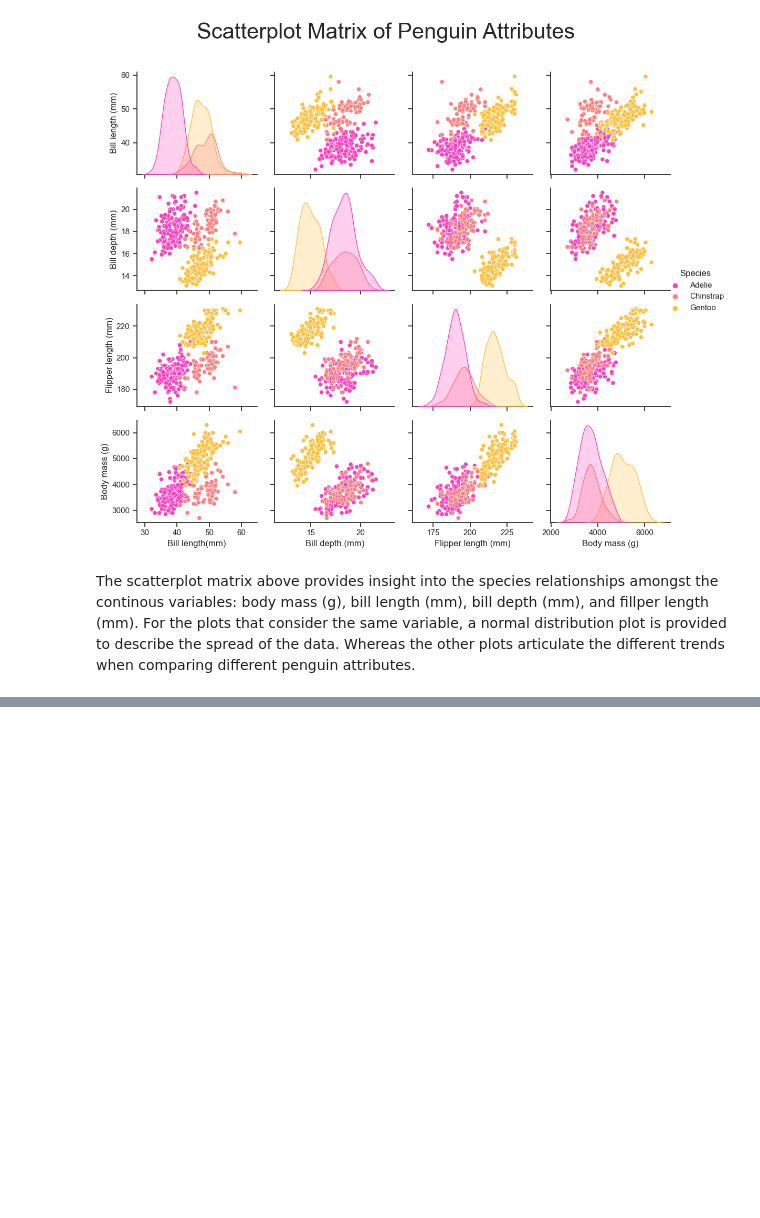
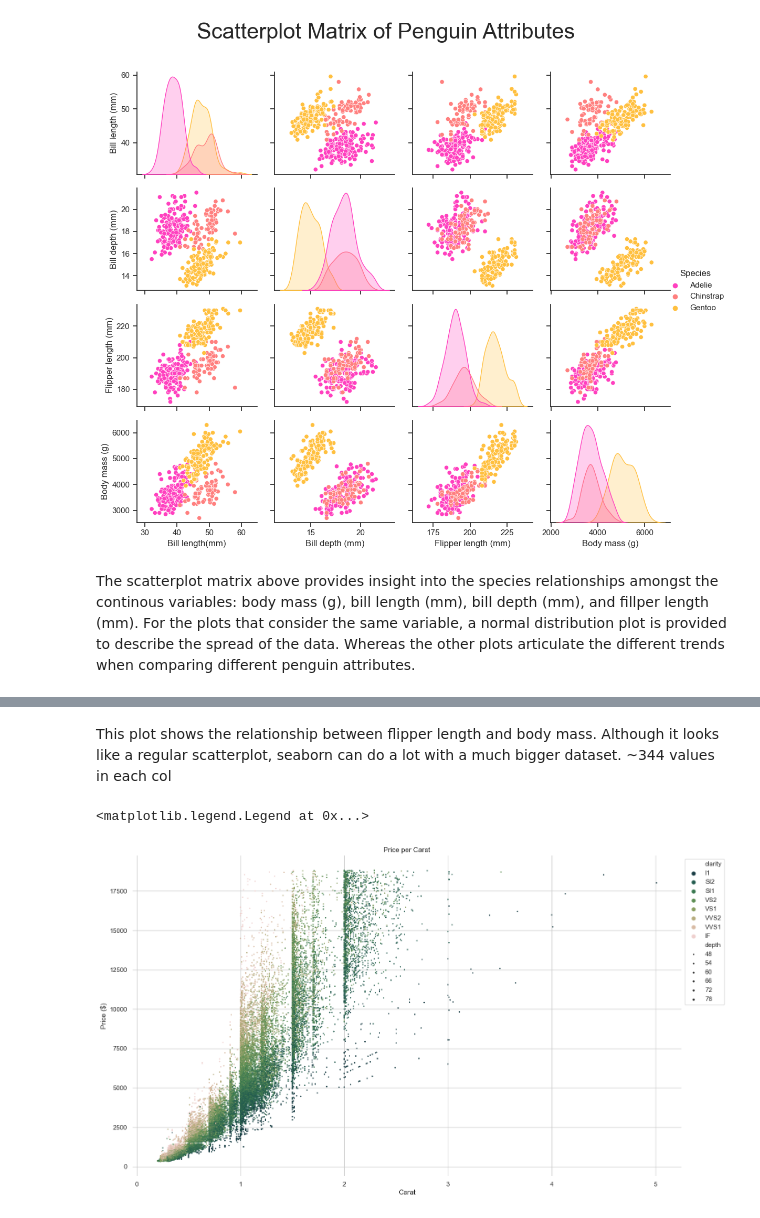
Before and after one commit to saingersoll/squirrel-gurlz, a Jupyter notebook: nbs/seabornpenguins.ipynb, the cells around one changed output, grey strips where cells are left out. Drawn from its saved outputs; the diff is of its cells as text; code cells hidden in the pictures; blank space fills up the shorter version.

```diff
--- a/nbs/seabornpenguins.ipynb
+++ b/nbs/seabornpenguins.ipynb
@@ -112,0 +148,30 @@ For the plots that consider the same variable, a normal distribution plot is pro
+# %% [markdown]
+This plot shows the relationship between flipper length and body mass. Although it looks like a regular scatterplot, seaborn can do a lot with a much bigger dataset. ~344 values in each col
+# %%
+sns.set_theme(style="whitegrid")
+
+# Load the example diamonds dataset
+diamonds = sns.load_dataset("diamonds")
+
+# Draw a scatter plot while assigning point colors and sizes to different
+# variables in the dataset
+f, ax = plt.subplots(figsize=(17, 10))
+sns.despine(f, left=True, bottom=True)
+clarity_ranking = ["I1", "SI2", "SI1", "VS2", "VS1", "VVS2", "VVS1", "IF"]
+sns.scatterplot(x="carat", y="price",
+                hue="clarity", size="depth",
+                palette="ch:r=-.8,d=.2_r",
+                hue_order=clarity_ranking,
+                sizes=(1, 8), linewidth=0,
+                data=diamonds, ax=ax)
+
+# Set axis labels using Seaborn
+plt.ylabel("Price ($)")
+plt.xlabel("Carat")
+plt.title("Price per Carat")
+plt.legend(
+     loc="upper left", bbox_to_anchor=(1, 1),
+)
+# %% [output]
+<matplotlib.legend.Legend at 0x...>
+[figure, added]
```
Also changed, not shown: parts of 4 cells of this notebook.
